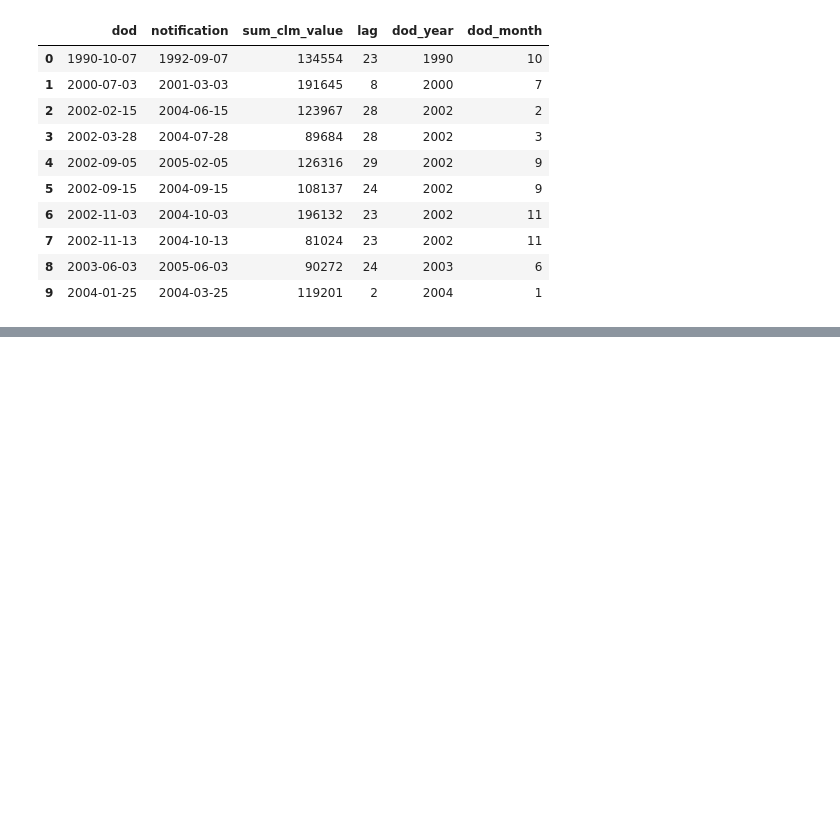
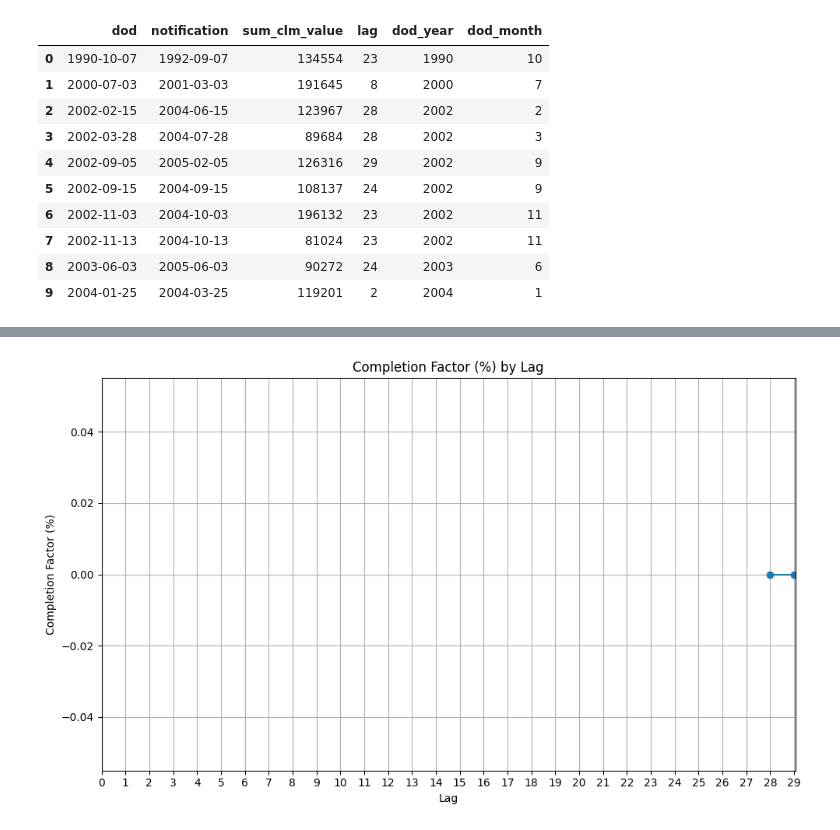
Before and after one commit to ananducherakkal/dataanalysis_4524, a Jupyter notebook: main.ipynb, the cells around one changed output, grey strips where cells are left out. Cells and saved outputs as stored; diff of their text form; code cells hidden in the pictures; blank space fills up the shorter version.

```diff
--- a/main.ipynb
+++ b/main.ipynb
@@ -125,0 +200,26 @@ summary_df.head(10)
+# %%
+# Convert LDF values into a list (ordered from lag 0→1 to 29→30)
+ldf_values = [ldf[f"{i}→{i+1}"] for i in range(30)]
+
+# Initialize list to store completion factors in percentage
+completion_factors_pct = []
+
+# Loop through lag 0 to 29
+for i in range(30):
+    product = 1
+    for j in range(i, 30):
+        factor = ldf_values[j]
+        if factor is None or np.isnan(factor):
+            product = None
+            break
+        product *= factor
+    pct = round(product * 100, 2) if product is not None else None
+    completion_factors_pct.append(pct)
+
+# Create a DataFrame with results
+cf_pct_df = pd.DataFrame({
+    'Lag': list(range(30)),
+    'Completion Factor (%)': completion_factors_pct
+})
+
+cf_pct_df.head(5)
@@ -125,0 +233,17 @@ summary_df.head(10)
+# %%
+import matplotlib.pyplot as plt
+
+# Plotting the completion factor percentage
+plt.figure(figsize=(10, 6))
+plt.plot(cf_pct_df['Lag'], cf_pct_df['Completion Factor (%)'], marker='o', linestyle='-')
+
+# Chart formatting
+plt.title('Completion Factor (%) by Lag')
+plt.xlabel('Lag')
+plt.ylabel('Completion Factor (%)')
+plt.grid(True)
+plt.xticks(range(0, 30, 1))
+plt.tight_layout()
+plt.show()
+# %% [output]
+[figure, added]
```
Also changed, not shown: parts of 7 cells of this notebook, 1 other file.
